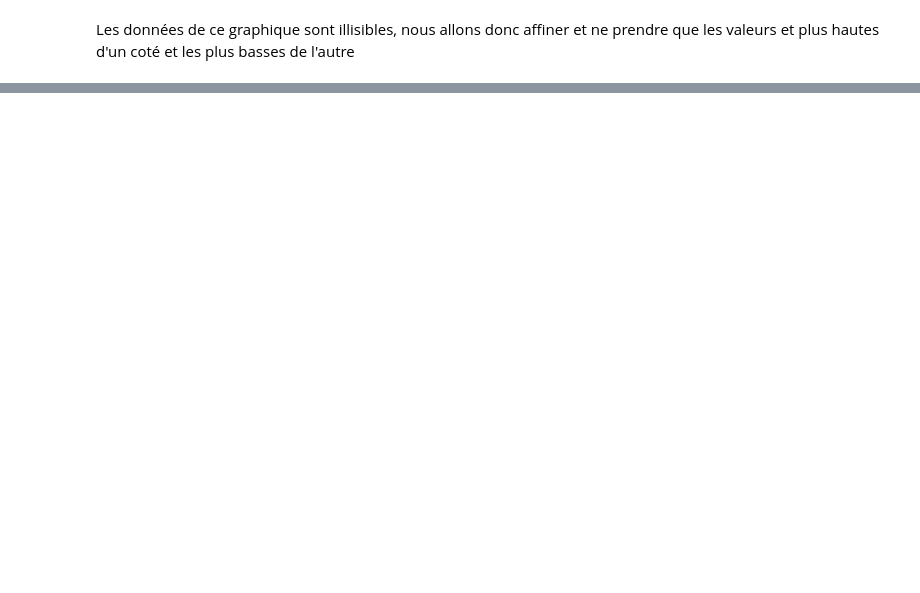
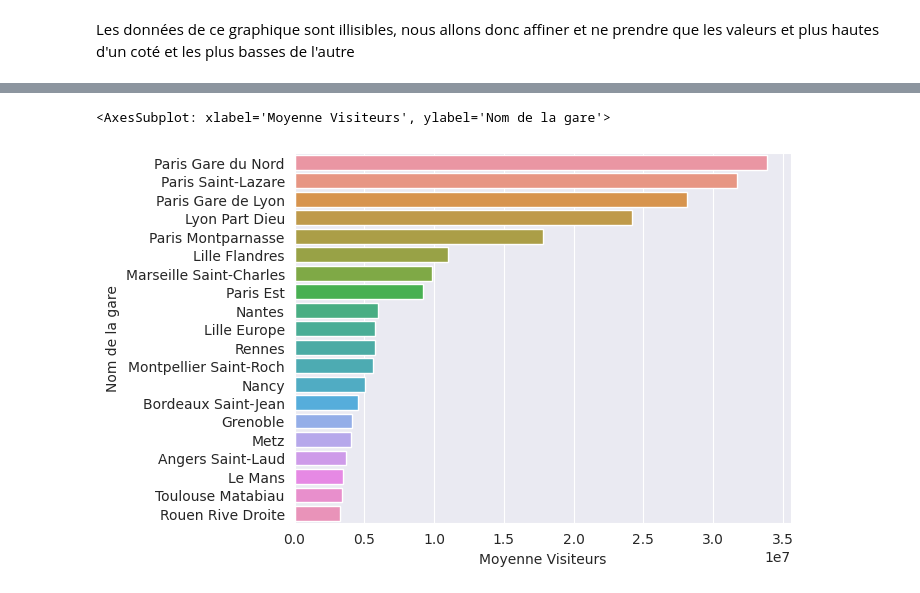
Before and after one commit to EdouardQ/H3Python, a Jupyter notebook: sncf.ipynb, the cells around one changed output, grey strips where cells are left out. Saved outputs shown, nothing was run; the diff lists cells and outputs as text; code cells hidden in the pictures; blank space fills up the shorter version.

```diff
--- a/sncf.ipynb
+++ b/sncf.ipynb
@@ -114,0 +103,15 @@ sb.barplot(data[data['Moyenne Voyageurs'] > 0].nsmallest(20, "Moyenne Voyageurs"
+# %%
+moyVisitors = []
+for index, row in dataFreq.iterrows():
+    sumUsers = row['Total Voyageurs 2019']+row['Total Voyageurs 2018']+row['Total Voyageurs 2017']+row['Total Voyageurs 2016']+row['Total Voyageurs 2015']
+    sumAllUsers = row['Total Voyageurs + Non voyageurs 2019']+row['Total Voyageurs + Non voyageurs 2018']+row['Total Voyageurs + Non voyageurs 2017']+row['Total Voyageurs + Non voyageurs 2016']+row['Total Voyageurs + Non voyageurs 2015']
+    moyVisitors.append((sumAllUsers-sumUsers)/4)
+
+# condition to avoid duplicate if the cell is reloaded
+if not "Moyenne Visiteurs" in dataFreq:
+    dataFreq.insert(loc=dataFreq.shape[1], column="Moyenne Visiteurs", value=moyVisitors, allow_duplicates=True)
+# %%
+sb.barplot(dataFreq.nlargest(20, "Moyenne Visiteurs"), x="Moyenne Visiteurs", y="Nom de la gare")
+# %% [output]
+<AxesSubplot: xlabel='Moyenne Visiteurs', ylabel='Nom de la gare'>
+[figure, added]
```
Also changed, not shown: parts of 27 cells of this notebook.
